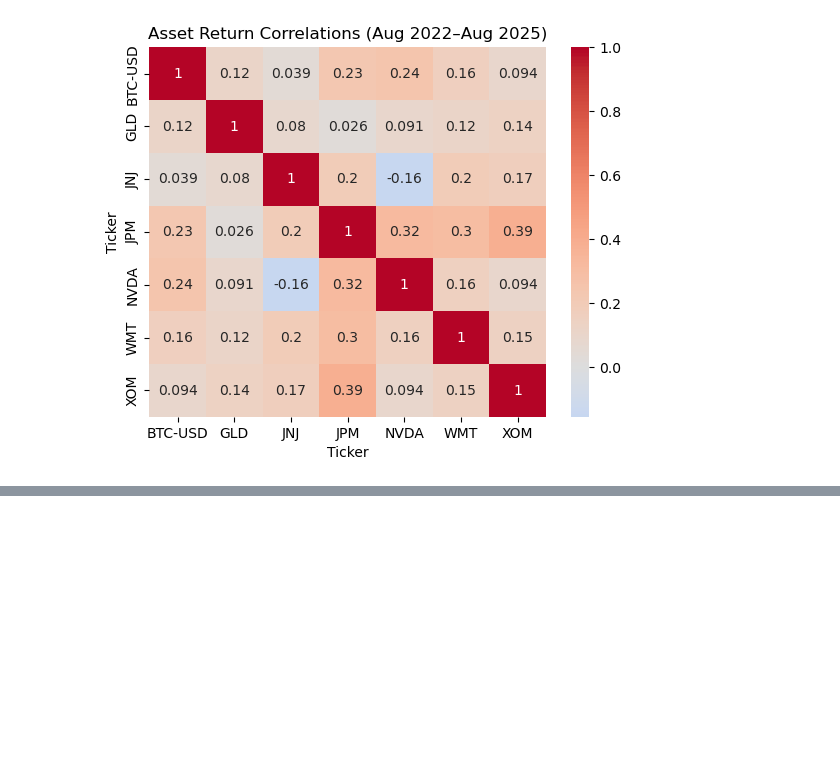
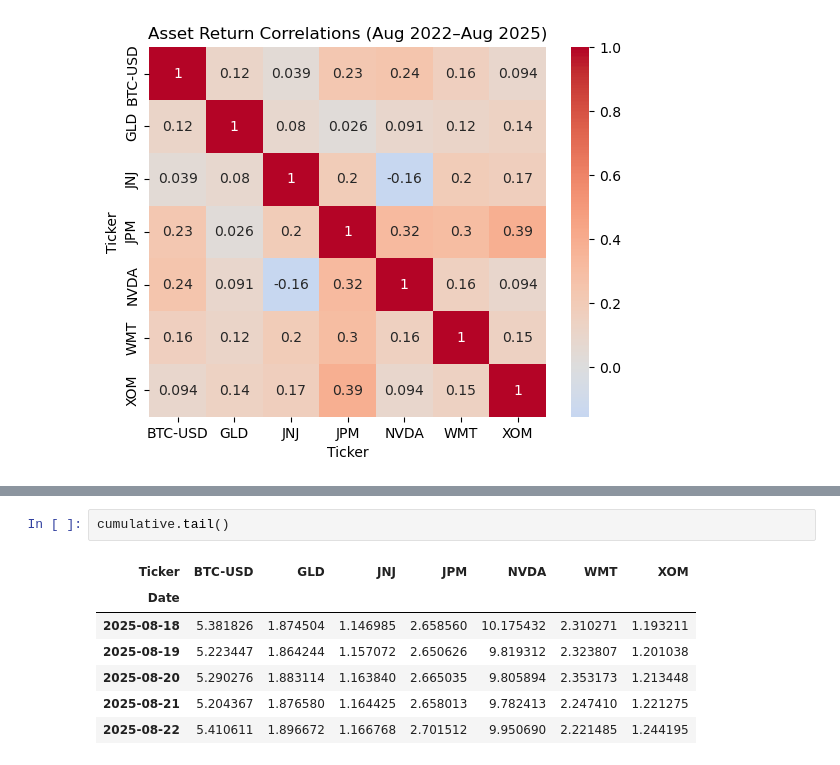
Before and after one commit to Jesskiroff/multyi-stock-analysis-project, a Jupyter notebook: stock_analysis.ipynb, the cells around one changed output, grey strips where cells are left out. Cells and saved outputs as stored; diff of their text form; blank space fills up the shorter version.

```diff
--- a/stock_analysis.ipynb
+++ b/stock_analysis.ipynb
@@ -242,0 +254,10 @@ plt.show()
+# %%
+cumulative.tail()
+# %% [output]
+| Ticker | BTC-USD | GLD | JNJ | JPM | NVDA | WMT | XOM |
+| Date |  |  |  |  |  |  |  |
+| 2025-08-18 | 5.381826 | 1.874504 | 1.146985 | 2.658560 | 10.175432 | 2.310271 | 1.193211 |
+| 2025-08-19 | 5.223447 | 1.864244 | 1.157072 | 2.650626 | 9.819312 | 2.323807 | 1.201038 |
+| 2025-08-20 | 5.290276 | 1.883114 | 1.163840 | 2.665035 | 9.805894 | 2.353173 | 1.213448 |
+| 2025-08-21 | 5.204367 | 1.876580 | 1.164425 | 2.658013 | 9.782413 | 2.247410 | 1.221275 |
+| 2025-08-22 | 5.410611 | 1.896672 | 1.166768 | 2.701512 | 9.950690 | 2.221485 | 1.244195 |
```
Also changed, not shown: parts of 2 cells of this notebook.
